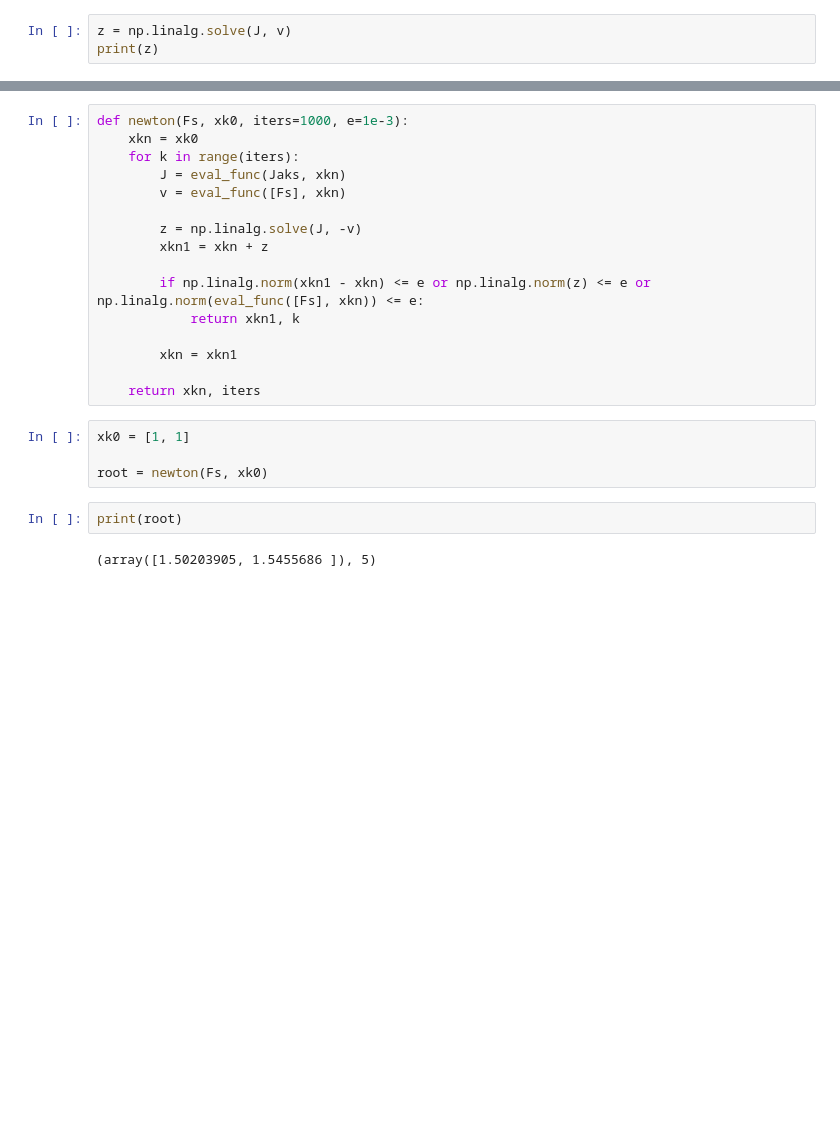
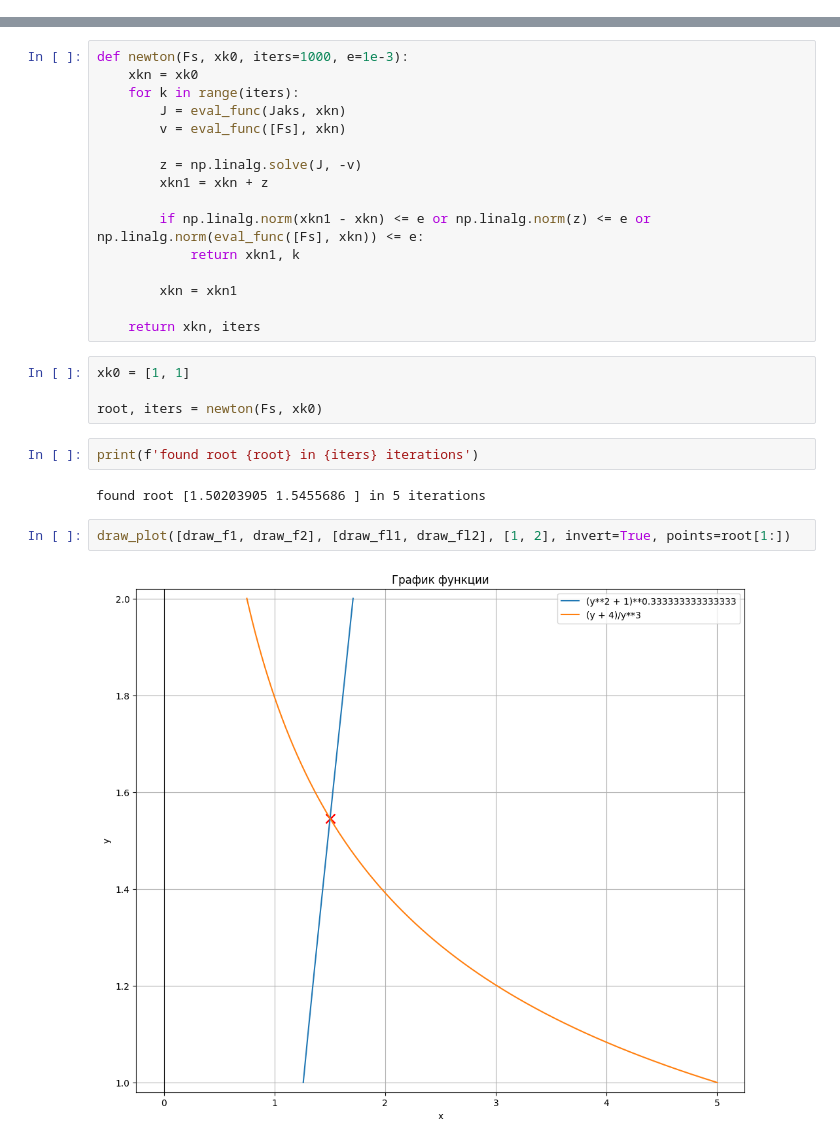
Before and after one commit to Winnie-the-Pooh2019/n-ch-2.2, a Jupyter notebook: main.ipynb, the cells around one changed output, grey strips where cells are left out. Cells and saved outputs as stored; diff of their text form; blank space fills up the shorter version.

```diff
--- a/main.ipynb
+++ b/main.ipynb
@@ -124,6 +139,3 @@ print(v.shape)
 # %% [output]
 (2, 2)
 (2,)
-# %%
-z = np.linalg.solve(J, v)
-print(z)
@@ -148,8 +158,12 @@ def newton(Fs, xk0, iters=1000, e=1e-3):
 # %%
 xk0 = [1, 1]
 
-root = newton(Fs, xk0)
+root, iters = newton(Fs, xk0)
 # %%
-print(root)
+print(f'found root {root} in {iters} iterations')
 # %% [output]
-(array([1.50203905, 1.5455686 ]), 5)
+found root [1.50203905 1.5455686 ] in 5 iterations
+# %%
+draw_plot([draw_f1, draw_f2], [draw_fl1, draw_fl2], [1, 2], invert=True, points=root[1:])
+# %% [output]
+[figure, added]
```
Also changed, not shown: parts of 7 cells of this notebook.
